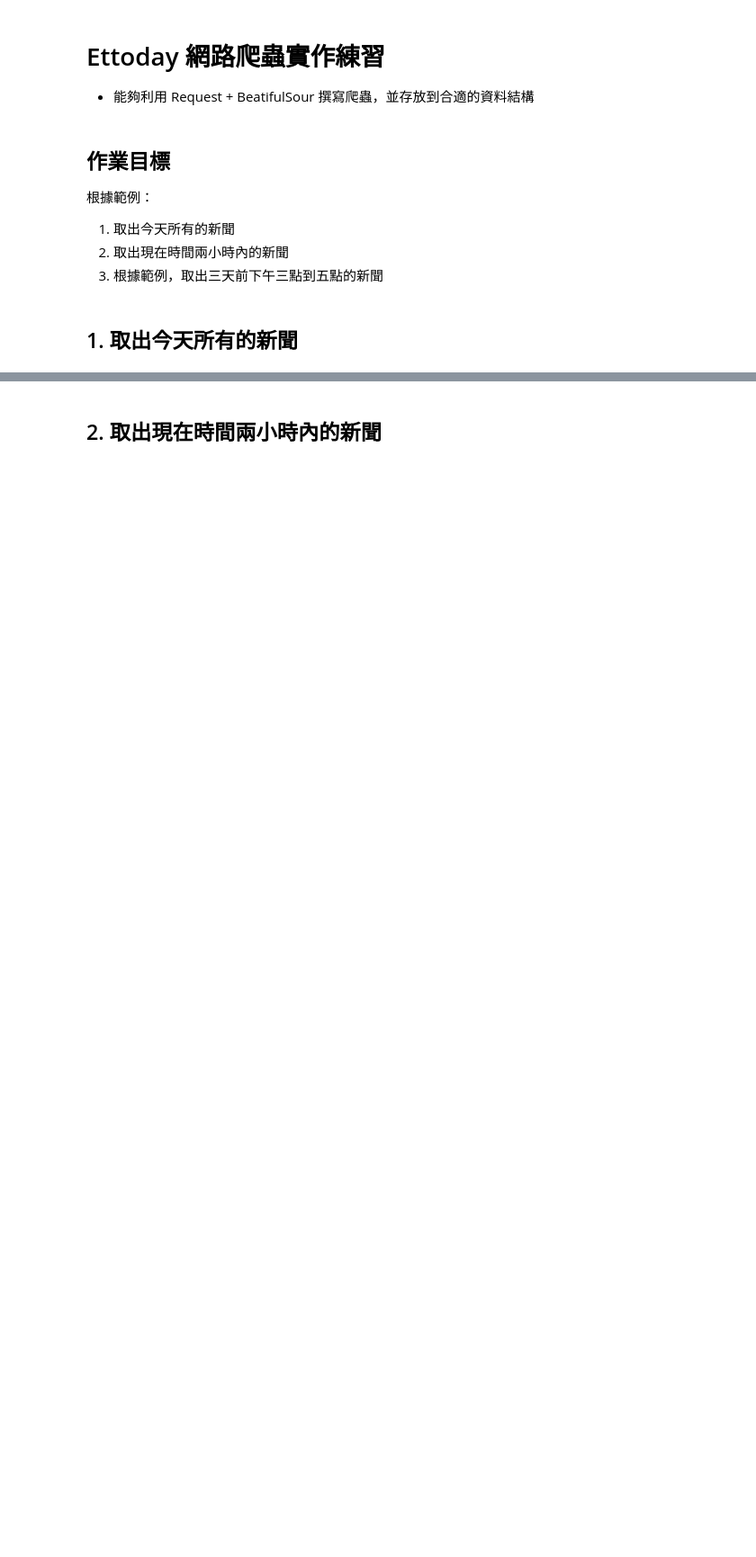
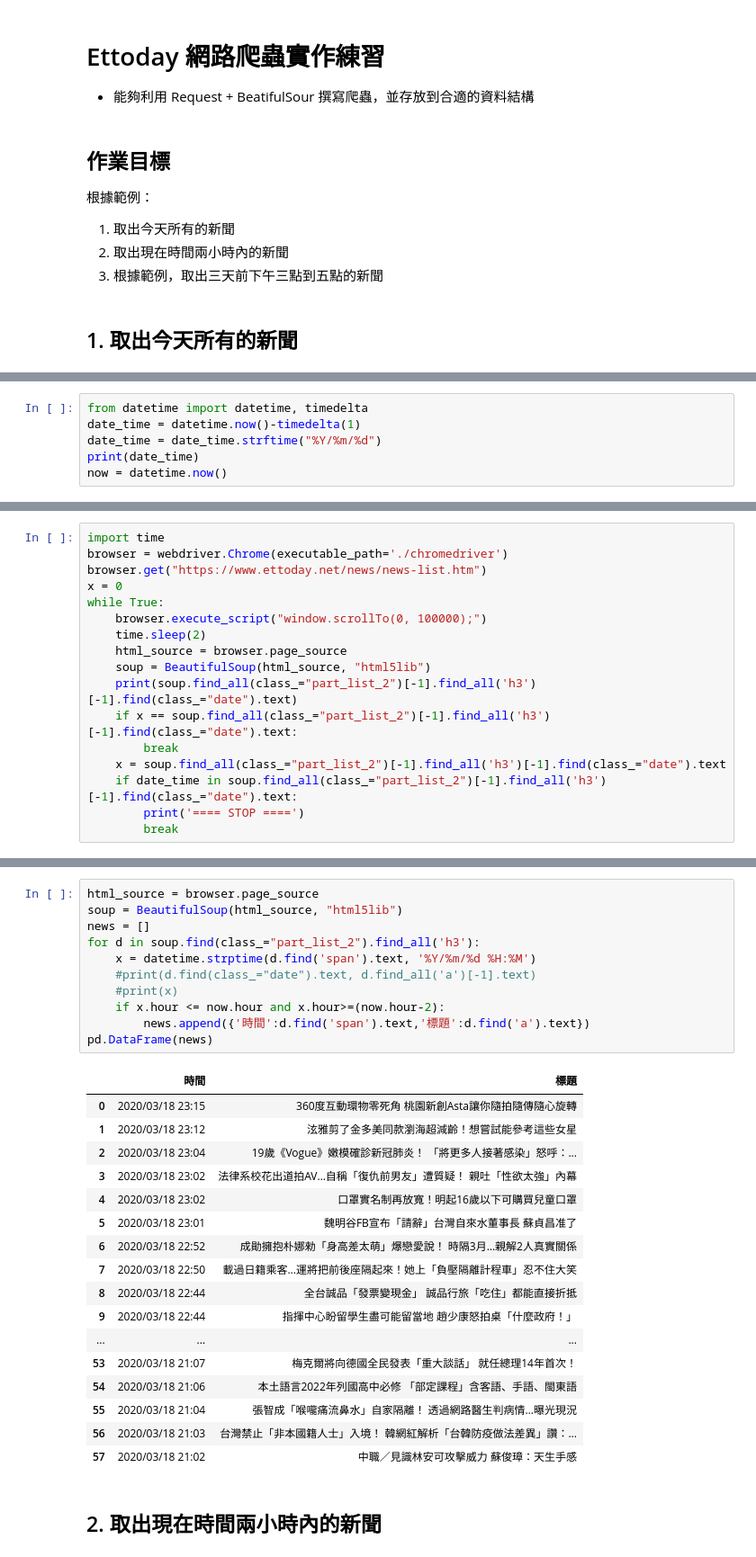
Before and after one commit to No37elephant/2nd-PyCrawlerMarathon, a Jupyter notebook: homework/Day021/Day021_HW.ipynb, the cells around one changed output, grey strips where cells are left out. Shown at 90% size. Cells and saved outputs as stored; diff of their text form; blank space fills up the shorter version.

```diff
--- a/homework/Day021/Day021_HW.ipynb
+++ b/homework/Day021/Day021_HW.ipynb
@@ -51,0 +24,6 @@ print(soup.prettify())
+# %%
+from datetime import datetime, timedelta
+date_time = datetime.now()-timedelta(1)
+date_time = date_time.strftime("%Y/%m/%d")
+print(date_time)
+now = datetime.now()
@@ -51,0 +36,17 @@ print(soup.prettify())
+# %%
+import time
+browser = webdriver.Chrome(executable_path='./chromedriver')
+browser.get("https://www.ettoday.net/news/news-list.htm")
+x = 0
+while True:
+    browser.execute_script("window.scrollTo(0, 100000);")
+    time.sleep(2)
+    html_source = browser.page_source
+    soup = BeautifulSoup(html_source, "html5lib")
+    print(soup.find_all(class_="part_list_2")[-1].find_all('h3')[-1].find(class_="date").text)
+    if x == soup.find_all(class_="part_list_2")[-1].find_all('h3')[-1].find(class_="date").text:
+        break
+    x = soup.find_all(class_="part_list_2")[-1].find_all('h3')[-1].find(class_="date").text
+    if date_time in soup.find_all(class_="part_list_2")[-1].find_all('h3')[-1].find(class_="date").text:
+        print('==== STOP ====')
+        break
@@ -52,2 +71,31 @@ print(soup.prettify())
+# %%
+html_source = browser.page_source
+soup = BeautifulSoup(html_source, "html5lib")
+news = []
+for d in soup.find(class_="part_list_2").find_all('h3'):
+    x = datetime.strptime(d.find('span').text, '%Y/%m/%d %H:%M')
+    #print(d.find(class_="date").text, d.find_all('a')[-1].text)
+    #print(x)
+    if x.hour <= now.hour and x.hour>=(now.hour-2):
+        news.append({'時間':d.find('span').text,'標題':d.find('a').text})
+pd.DataFrame(news)
+# %% [output]
+|  | 時間 | 標題 |
+| 0 | 2020/03/18 23:15 | 360度互動環物零死角 桃園新創Asta讓你隨拍隨傳隨心旋轉 |
+| 1 | 2020/03/18 23:12 | 泫雅剪了金多美同款瀏海超減齡！想嘗試能參考這些女星 |
+| 2 | 2020/03/18 23:04 | 19歲《Vogue》嫩模確診新冠肺炎！ 「將更多人接著感染」怒呼：... |
+| 3 | 2020/03/18 23:02 | 法律系校花出道拍AV…自稱「復仇前男友」遭質疑！ 親吐「性欲太強」內幕 |
+| 4 | 2020/03/18 23:02 | 口罩實名制再放寬！明起16歲以下可購買兒童口罩 |
+| 5 | 2020/03/18 23:01 | 魏明谷FB宣布「請辭」台灣自來水董事長 蘇貞昌准了 |
+| 6 | 2020/03/18 22:52 | 成勛擁抱朴娜勑「身高差太萌」爆戀愛說！ 時隔3月…親解2人真實關係 |
+| 7 | 2020/03/18 22:50 | 載過日籍乘客...運將把前後座隔起來！她上「負壓隔離計程車」忍不住大笑 |
+| 8 | 2020/03/18 22:44 | 全台誠品「發票變現金」 誠品行旅「吃住」都能直接折抵 |
+| 9 | 2020/03/18 22:44 | 指揮中心盼留學生盡可能留當地 趙少康怒拍桌「什麼政府！」 |
+| ... | ... | ... |
+| 53 | 2020/03/18 21:07 | 梅克爾將向德國全民發表「重大談話」 就任總理14年首次！ |
+| 54 | 2020/03/18 21:06 | 本土語言2022年列國高中必修 「部定課程」含客語、手語、閩東語 |
+| 55 | 2020/03/18 21:04 | 張智成「喉嚨痛流鼻水」自家隔離！ 透過網路醫生判病情…曝光現況 |
+| 56 | 2020/03/18 21:03 | 台灣禁止「非本國籍人士」入境！ 韓網紅解析「台韓防疫做法差異」讚：... |
+| 57 | 2020/03/18 21:02 | 中職／見識林安可攻擊威力 蘇俊璋：天生手感 |
 # %% [markdown]
 ## 2. 取出現在時間兩小時內的新聞
```
Also changed, not shown: parts of 15 cells of this notebook.
